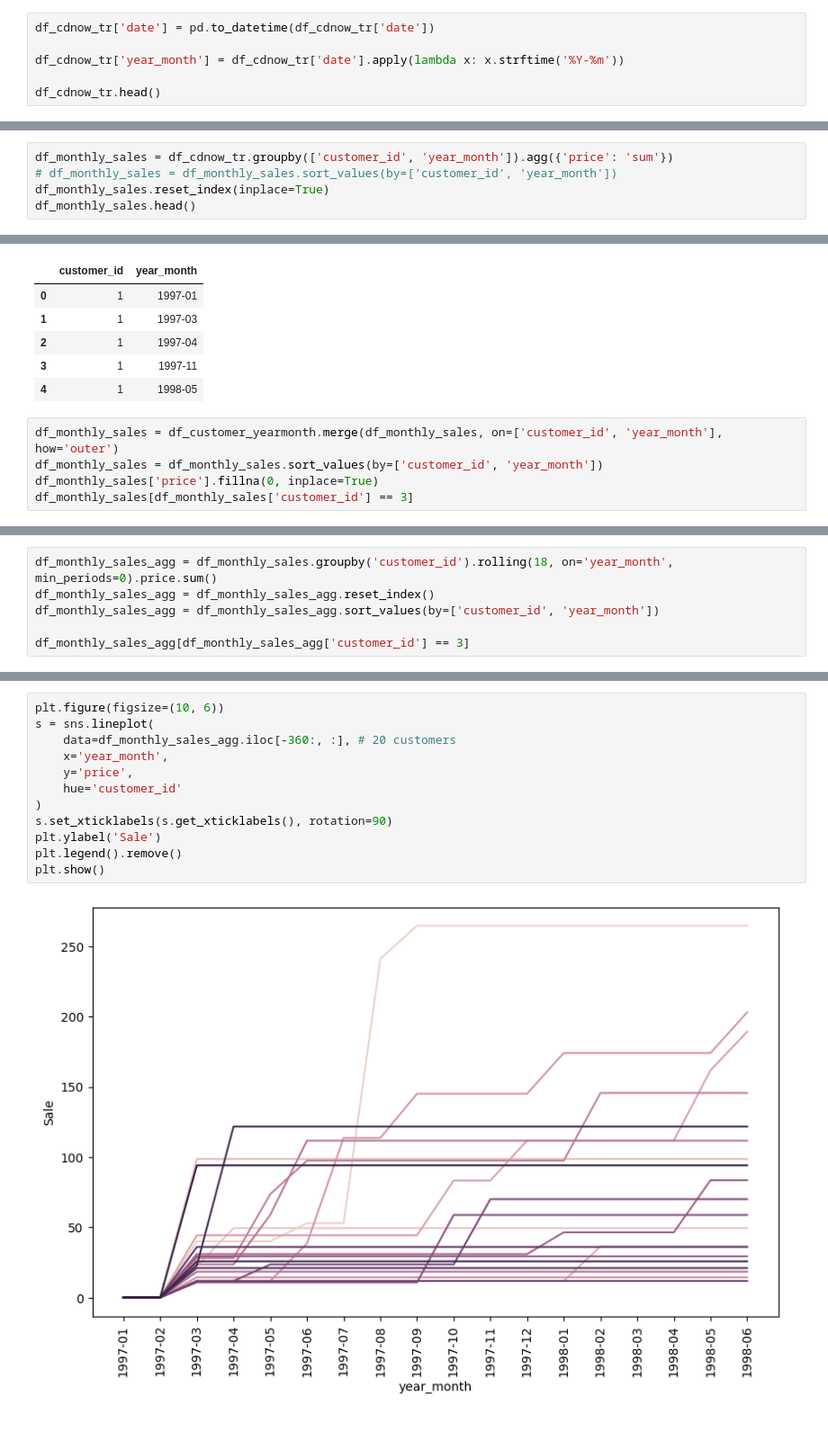
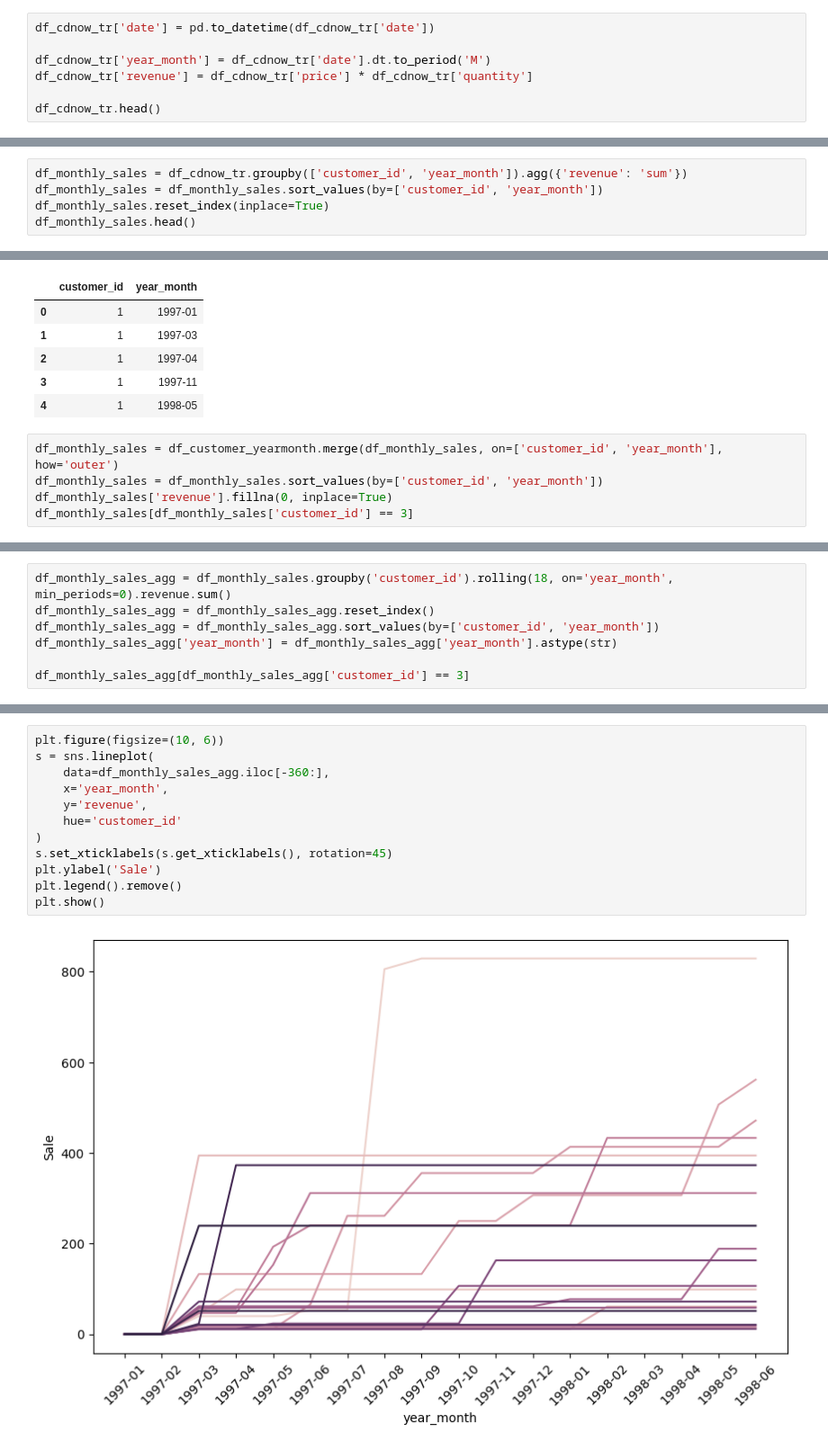
Before and after one commit to AnalyticSoul/Learn-Data-Science-with-Examples, a Jupyter notebook: 5.3-Customer-Revenue-Analysis.ipynb, the cells around one changed output, grey strips where cells are left out. Shown at 90% size. Cells and saved outputs as stored; diff of their text form.

```diff
--- a/5.3-Customer-Revenue-Analysis.ipynb
+++ b/5.3-Customer-Revenue-Analysis.ipynb
@@ -55,7 +57,8 @@ dtype: int64
 # %%
 df_cdnow_tr['date'] = pd.to_datetime(df_cdnow_tr['date'])
 
-df_cdnow_tr['year_month'] = df_cdnow_tr['date'].apply(lambda x: x.strftime('%Y-%m'))
+df_cdnow_tr['year_month'] = df_cdnow_tr['date'].dt.to_period('M')
+df_cdnow_tr['revenue'] = df_cdnow_tr['price'] * df_cdnow_tr['quantity']
 
 df_cdnow_tr.head()
 # %% [output]
@@ -103,8 +106,8 @@ plt.show()
 # %% [markdown]
 # Customer's monthly revenue
 # %%
-df_monthly_sales = df_cdnow_tr.groupby(['customer_id', 'year_month']).agg({'price': 'sum'})
-# df_monthly_sales = df_monthly_sales.sort_values(by=['customer_id', 'year_month'])
+df_monthly_sales = df_cdnow_tr.groupby(['customer_id', 'year_month']).agg({'revenue': 'sum'})
+df_monthly_sales = df_monthly_sales.sort_values(by=['customer_id', 'year_month'])
 df_monthly_sales.reset_index(inplace=True)
 df_monthly_sales.head()
 # %% [output]
@@ -134,6 +137,6 @@ df_customer_yearmonth.head()
 # %%
 df_monthly_sales = df_customer_yearmonth.merge(df_monthly_sales, on=['customer_id', 'year_month'], how='outer')
 df_monthly_sales = df_monthly_sales.sort_values(by=['customer_id', 'year_month'])
-df_monthly_sales['price'].fillna(0, inplace=True)
+df_monthly_sales['revenue'].fillna(0, inplace=True)
 df_monthly_sales[df_monthly_sales['customer_id'] == 3]
 # %% [output]
@@ -155,9 +158,10 @@ df_monthly_sales[df_monthly_sales['customer_id'] == 3]
 | 52 | 3 | 1998-05 | 16.99 |
 | 53 | 3 | 1998-06 | 0.00 |
 # %%
-df_monthly_sales_agg = df_monthly_sales.groupby('customer_id').rolling(18, on='year_month', min_periods=0).price.sum()
+df_monthly_sales_agg = df_monthly_sales.groupby('customer_id').rolling(18, on='year_month', min_periods=0).revenue.sum()
 df_monthly_sales_agg = df_monthly_sales_agg.reset_index()
 df_monthly_sales_agg = df_monthly_sales_agg.sort_values(by=['customer_id', 'year_month'])
+df_monthly_sales_agg['year_month'] = df_monthly_sales_agg['year_month'].astype(str)
 
 df_monthly_sales_agg[df_monthly_sales_agg['customer_id'] == 3]
 # %% [output]
@@ -181,14 +185,14 @@ df_monthly_sales_agg[df_monthly_sales_agg['customer_id'] == 3]
 # %%
 plt.figure(figsize=(10, 6))
 s = sns.lineplot(
-    data=df_monthly_sales_agg.iloc[-360:, :], # 20 customers
+    data=df_monthly_sales_agg.iloc[-360:],
     x='year_month',
-    y='price',
+    y='revenue',
     hue='customer_id'
 )
-s.set_xticklabels(s.get_xticklabels(), rotation=90)
+s.set_xticklabels(s.get_xticklabels(), rotation=45)
 plt.ylabel('Sale')
 plt.legend().remove()
 plt.show()
 # %% [output]
-[figure, old version]
+[figure, new version]
```
Also changed, not shown: parts of 11 cells of this notebook.
